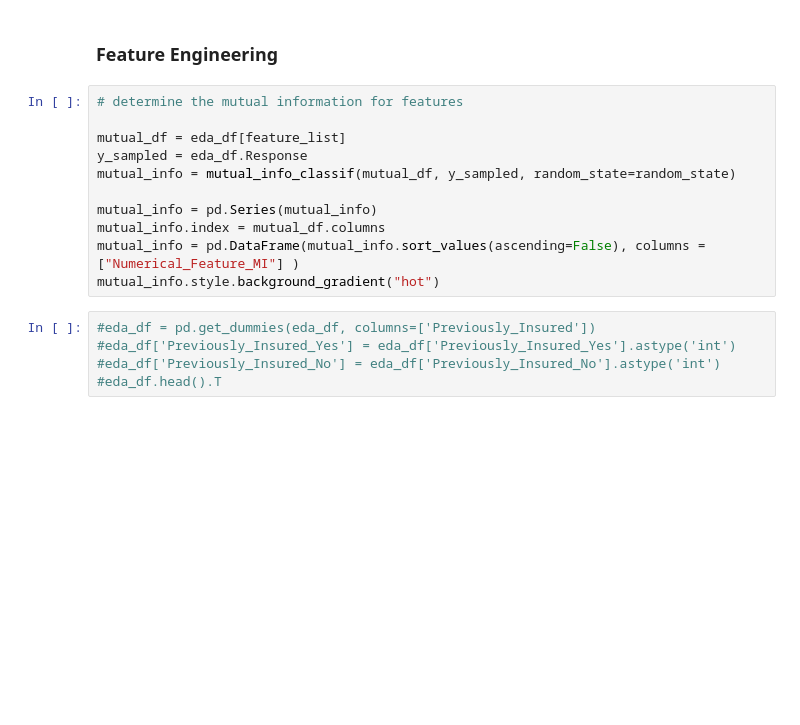
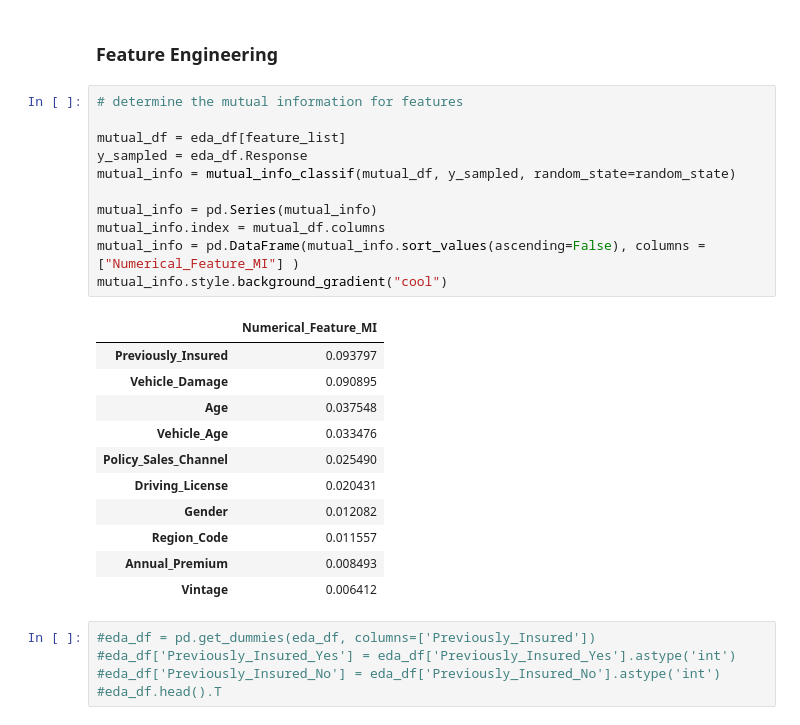
Before and after one commit to renjmindy/PlaygroundSeries_Kaggle, a Jupyter notebook: ps4e7-mindyj-notebook_model_stacking.ipynb, the cells around one changed output. Drawn from its saved outputs; the diff is of its cells as text; blank space fills up the shorter version.

```diff
--- a/ps4e7-mindyj-notebook_model_stacking.ipynb
+++ b/ps4e7-mindyj-notebook_model_stacking.ipynb
@@ -195,14 +261,26 @@ for var, subplot in zip(binary_features, ax.flatten()):
 # %%
 # determine the mutual information for features
 
 mutual_df = eda_df[feature_list]
 y_sampled = eda_df.Response
 mutual_info = mutual_info_classif(mutual_df, y_sampled, random_state=random_state)
 
 mutual_info = pd.Series(mutual_info)
 mutual_info.index = mutual_df.columns
 mutual_info = pd.DataFrame(mutual_info.sort_values(ascending=False), columns = ["Numerical_Feature_MI"] )
-mutual_info.style.background_gradient("hot")
+mutual_info.style.background_gradient("cool")
+# %% [output]
+|  | Numerical_Feature_MI |
+| Previously_Insured | 0.093797 |
+| Vehicle_Damage | 0.090895 |
+| Age | 0.037548 |
+| Vehicle_Age | 0.033476 |
+| Policy_Sales_Channel | 0.025490 |
+| Driving_License | 0.020431 |
+| Gender | 0.012082 |
+| Region_Code | 0.011557 |
+| Annual_Premium | 0.008493 |
+| Vintage | 0.006412 |
 # %%
 #eda_df = pd.get_dummies(eda_df, columns=['Previously_Insured'])
 #eda_df['Previously_Insured_Yes'] = eda_df['Previously_Insured_Yes'].astype('int')
```
Also changed, not shown: parts of 23 cells of this notebook.
